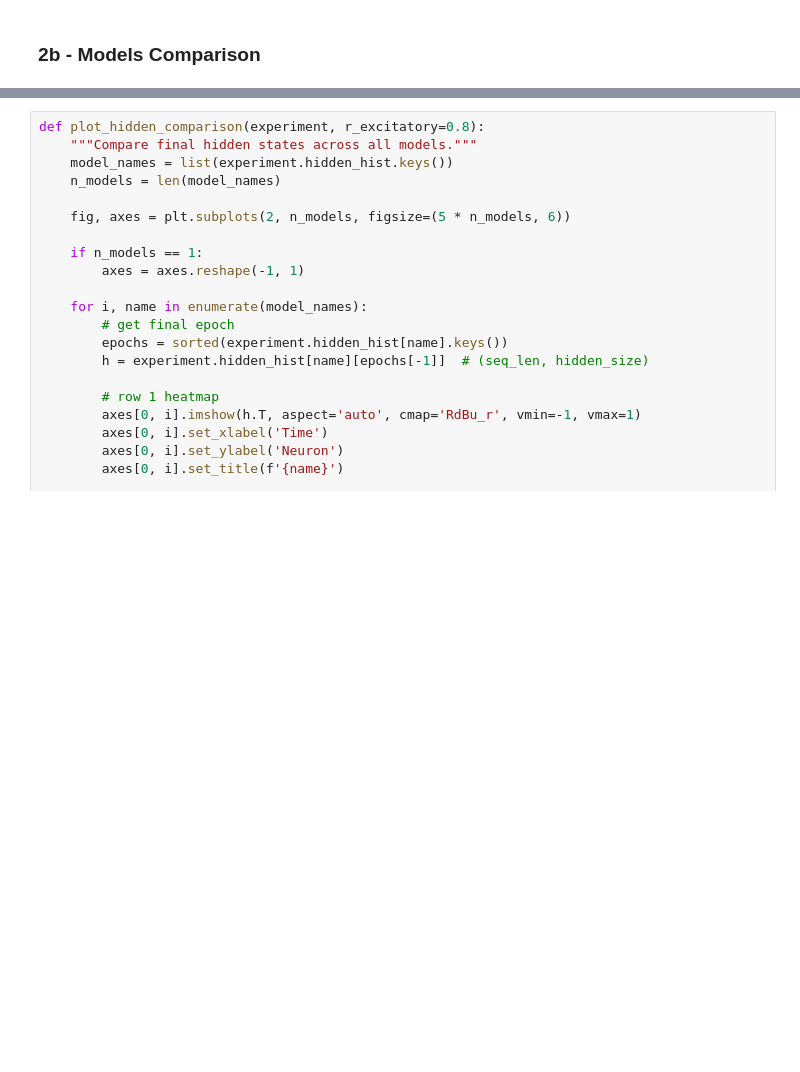
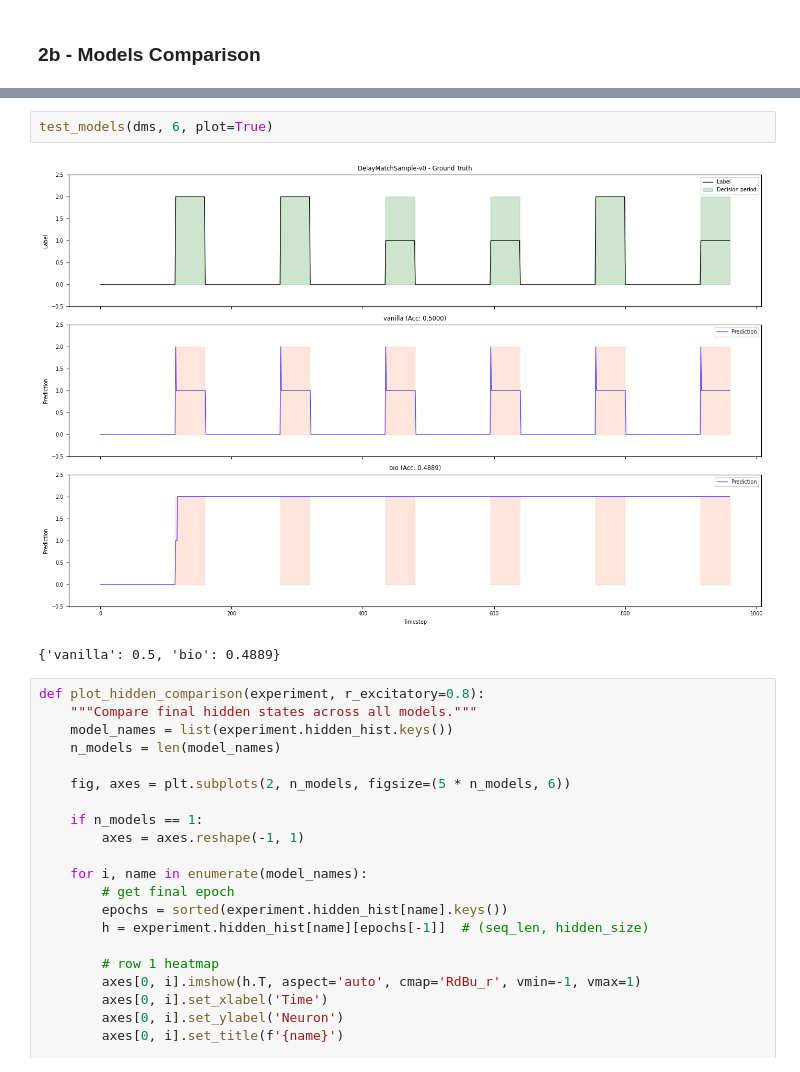
Before and after one commit to nam-ngh/neuro-AI, a Jupyter notebook: main.ipynb, the cells around one changed output, grey strips where cells are left out. Saved outputs shown, nothing was run; the diff lists cells and outputs as text; blank space fills up the shorter version.

```diff
--- a/main.ipynb
+++ b/main.ipynb
@@ -93,3 +173,8 @@ bio: Final Loss=0.2521, Final Acc=0.5296, Best Acc=0.5972
+# %%
+test_models(dms, 6, plot=True)
+# %% [output]
+[figure, added]
+{'vanilla': 0.5, 'bio': 0.4889}
 # %%
 def plot_hidden_comparison(experiment, r_excitatory=0.8):
     """Compare final hidden states across all models."""
```
Also changed, not shown: parts of 16 cells of this notebook, 1 other file.
